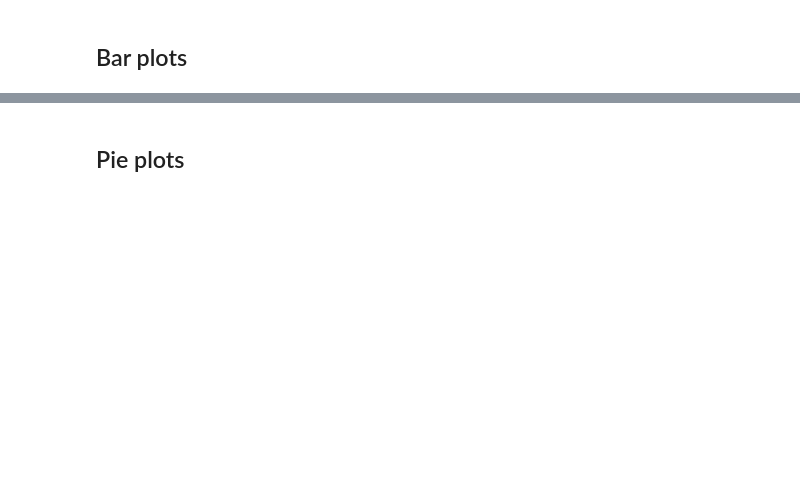
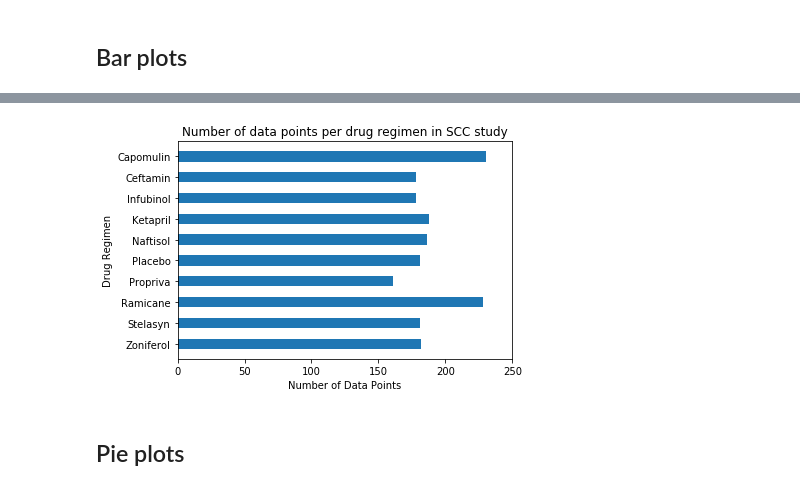
Before and after one commit to nqazimn/matplotlib-challenge, a Jupyter notebook: pymaceuticals_QAZINabeel_HW5.ipynb, the cells around one changed output, grey strips where cells are left out. Saved outputs shown, nothing was run; the diff lists cells and outputs as text; code cells hidden in the pictures; blank space fills up the shorter version.

```diff
--- a/pymaceuticals_QAZINabeel_HW5.ipynb
+++ b/pymaceuticals_QAZINabeel_HW5.ipynb
@@ -40,8 +47,15 @@ Total mice in merged dataset: 250
 ## Summary statistics
 # %%
 # Generate a summary statistics table of mean, median, variance, standard deviation, and SEM of the tumor volume for each regimen
-print(scc_df.groupby('Drug Regimen')['Tumor Volume (mm3)'].mean())
-print(scc_df.groupby('Drug Regimen')['Tumor Volume (mm3)'].median())
-print(scc_df.groupby('Drug Regimen')['Tumor Volume (mm3)'].var())
-print(scc_df.groupby('Drug Regimen')['Tumor Volume (mm3)'].std())
+mean_of_tumor_volume = scc_df.groupby(['Drug Regimen'])['Tumor Volume (mm3)'].mean()
+median_of_tumor_volume = scc_df.groupby(['Drug Regimen'])['Tumor Volume (mm3)'].median()
+variance_of_tumor_volume = scc_df.groupby(['Drug Regimen'])['Tumor Volume (mm3)'].std()
+sem_of_tumor_volume = scc_df.groupby(['Drug Regimen'])['Tumor Volume (mm3)'].sem()
+
+summary_df = pd.DataFrame({'Mean':mean_of_tumor_volume,\
+             'Median':median_of_tumor_volume,\
+              'Variance':variance_of_tumor_volume,\
+              'Standard Error of Mean':sem_of_tumor_volume})
+
+summary_df.round(2)
 # %% [output]
@@ -71,2 +86,14 @@ Name: Tumor Volume (mm3), dtype: float64
+# %%
+# Generate a bar plot showing number of data points for each treatment regimen using pyplot
+y_axis_ticks_placeholders = [_ for _ in summary_df.reset_index()['Drug Regimen']]
+fig1, ax1 = plt.subplots()
+ax1.set_xlabel('Number of Data Points');
+ax1.set_title('Number of data points per drug regimen in SCC study');
+ax1.set_ylabel('Drug Regimen');
+ax1.set_xlim([0,250])
+ax1.invert_yaxis();
+ax1.barh(y_axis_ticks_placeholders, scc_datapoints, height = 0.5);
+# %% [output]
+[figure, added]
 # %% [markdown]
 ## Pie plots
```
Also changed, not shown: parts of 8 cells of this notebook.
